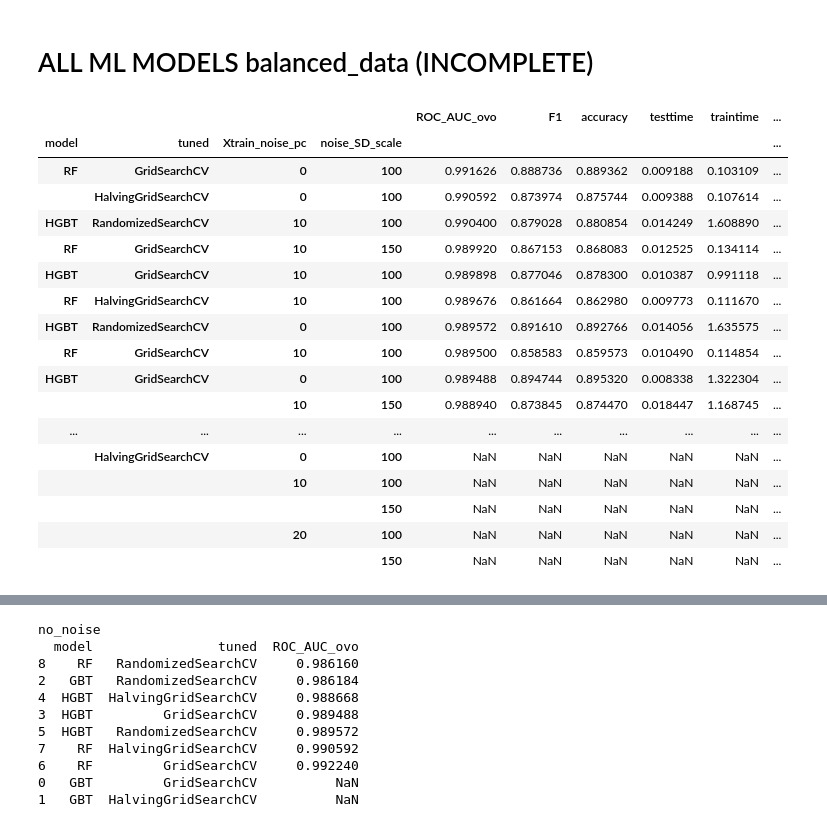
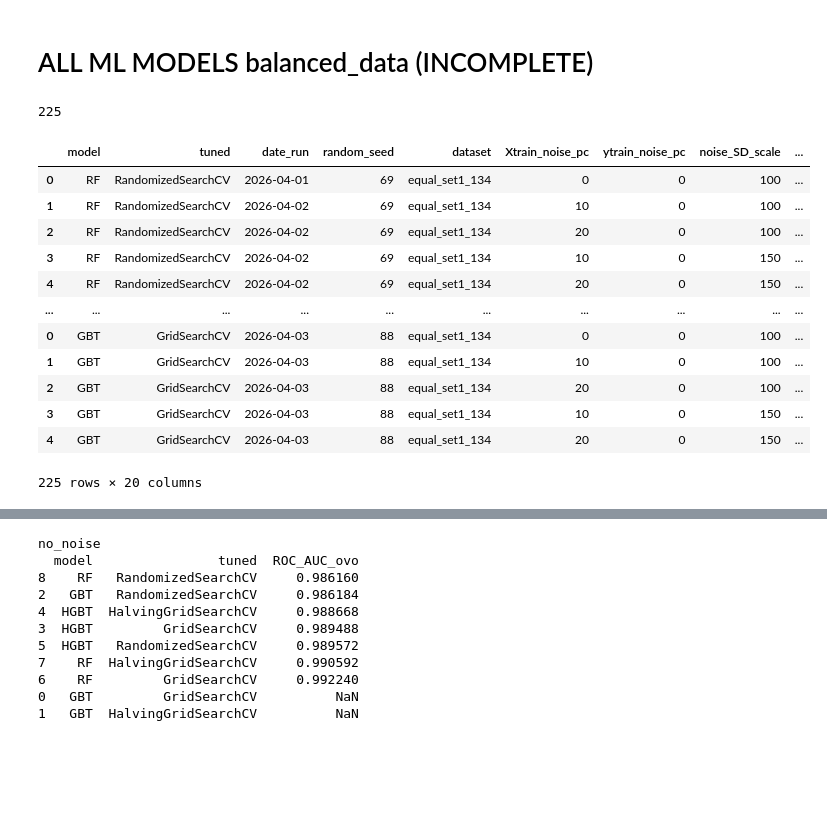
Before and after one commit to FlicAnderson/RSE-personas, a Jupyter notebook: githubanalysis/notebooks/SERS26-ML.ipynb, the cells around one changed output, grey strips where cells are left out. Drawn from its saved outputs; the diff is of its cells as text; code cells hidden in the pictures; blank space fills up the shorter version.

```diff
--- a/githubanalysis/notebooks/SERS26-ML.ipynb
+++ b/githubanalysis/notebooks/SERS26-ML.ipynb
@@ -1102,21 +1102,21 @@ equal_set1_134_NOISE_HGBT_Grid_88 = {
     "run_ID":[None, 145064, 145064, 146925, 146925, ],
     "N_Obs":[938, 938, 938, 938, 938, ],
     "N_iterations": [5, 5, 5, 5, 5, ],
-    "paramsearchtime": [7719.673473119736, 8083.98598575592,  8399.484260082245, None, None, ],
-    "traintime": [3.089484930038452, 1.043287992477417, 0.867790937423706, None, None, ],
-    "testtime": [0.013156414031982422, 0.011129140853881836, 0.016041994094848633, None, None, ],
-    "accuracy": [0.90213, 0.89362, 0.88511, None, None, ],
+    "paramsearchtime": [7719.673473119736, 8083.98598575592,  8399.484260082245, 8213.60522198677, 8425.342891454697, ],
+    "traintime": [3.089484930038452, 1.043287992477417, 0.867790937423706, 1.1793701648712158,  0.9702417850494385, ],
+    "testtime": [0.013156414031982422, 0.011129140853881836, 0.016041994094848633, 0.016873836517333984, 0.016101837158203125 , ],
+    "accuracy": [0.90213, 0.89362, 0.88511, 0.89362, 0.89362, ],
     "out_of_bag_error": [None, None, None, None, None, ],
-    "F1": [0.90216, 0.89250, 0.88262, None, None, ],
-    "ROC_AUC_ovo": [0.99117, 0.99088, 0.99117, None, None, ], # OVO (typically lower). Not ovr.
+    "F1": [0.90216, 0.89250, 0.88262, 0.89094, 0.89179, ],
+    "ROC_AUC_ovo": [0.99117, 0.99088, 0.99117, 0.98807, 0.99288, ], # OVO (typically lower). Not ovr.
 }
 
 # seed 88 githubanalysis/analysis/ML_tuning.py -n 938 -i 5 -r 88 -c RF -s GridSearchCV -j $(nproc) -x 0.0 -y 0.0 -d 1.0 -f equal_set1_134_ABC_ML-ready_origclassn_named_clustered_sample_data_with_labels__2026-04-01.csv
 # seed 88 -x 0.0 -y 0.0 -d 1.0 {'categorical_features': None, 'class_weight': None, 'early_stopping': 'auto', 'interaction_cst': None, 'l2_regularization': 0.0, 'learning_rate': 0.05, 'loss': 'log_loss', 'max_bins': 255, 'max_depth': None, 'max_iter': 125, 'max_leaf_nodes': 75, 'min_samples_leaf': 5, 'monotonic_cst': None, 'n_iter_no_change': 10, 'random_state': None, 'scoring': 'loss', 'tol': 1e-07, 'validation_fraction': 0.1, 'verbose': 2, 'warm_start': False}
 # seed 88 -x 0.1 -y 0.0 -d 1.0 {'categorical_features': None, 'class_weight': None, 'early_stopping': 'auto', 'interaction_cst': None, 'l2_regularization': 0.0, 'learning_rate': 0.1, 'loss': 'log_loss', 'max_bins': 255, 'max_depth': None, 'max_iter': 200, 'max_leaf_nodes': None, 'min_samples_leaf': 10, 'monotonic_cst': None, 'n_iter_no_change': 10, 'random_state': None, 'scoring': 'loss', 'tol': 1e-07, 'validation_fraction': 0.1, 'verbose': 2, 'warm_start': False}# seed 88 -x 0.2 -y 0.0 -d 1.0}
 # seed 88 -x 0.2 -7 0.0 -d 1.0 {'categorical_features': None, 'class_weight': None, 'early_stopping': 'auto', 'interaction_cst': None, 'l2_regularization': 0.0, 'learning_rate': 0.1, 'loss': 'log_loss', 'max_bins': 255, 'max_depth': None, 'max_iter': 200, 'max_leaf_nodes': 25, 'min_samples_leaf': 5, 'monotonic_cst': None, 'n_iter_no_change': 10, 'random_state': None, 'scoring': 'loss', 'tol': 1e-07, 'validation_fraction': 0.1, 'verbose': 2, 'warm_start': False}
-# seed 88 -x 0.1 -y 0.0 -d 1.5
-# seed 88 -x 0.2 -y 0.0 -d 1.5
+# seed 88 -x 0.1 -y 0.0 -d 1.5 {'categorical_features': None, 'class_weight': None, 'early_stopping': 'auto', 'interaction_cst': None, 'l2_regularization': 0.0, 'learning_rate': 0.1, 'loss': 'log_loss', 'max_bins': 255, 'max_depth': None, 'max_iter': 200, 'max_leaf_nodes': None, 'min_samples_leaf': 20, 'monotonic_cst': None, 'n_iter_no_change': 10, 'random_state': None, 'scoring': 'loss', 'tol': 1e-07, 'validation_fraction': 0.1, 'verbose': 2, 'warm_start': False}
+# seed 88 -x 0.2 -y 0.0 -d 1.5 {'categorical_features': None, 'class_weight': None, 'early_stopping': 'auto', 'interaction_cst': None, 'l2_regularization': 0.0, 'learning_rate': 0.1, 'loss': 'log_loss', 'max_bins': 255, 'max_depth': None, 'max_iter': 200, 'max_leaf_nodes': 25, 'min_samples_leaf': 10, 'monotonic_cst': None, 'n_iter_no_change': 10, 'random_state': None, 'scoring': 'loss', 'tol': 1e-07, 'validation_fraction': 0.1, 'verbose': 2, 'warm_start': False}
 
 
 equal_set1_134_NOISE_HGBT_Grid_69_df = pd.DataFrame(data=equal_set1_134_NOISE_HGBT_Grid_69)
@@ -1702,48 +1702,55 @@ equal_set1_134_NOISE_GBT_Grid_df.sort_values(["ROC_AUC_ovo"], ascending=False)
 # %%
 # UNITE!
 equal_set1_134_models_df = pd.concat([
     # RF:
     equal_set1_134_NOISE_RF_Random_df,
     equal_set1_134_NOISE_RF_Halving_df,
     equal_set1_134_NOISE_RF_Grid_df,
     # HGBT:
     equal_set1_134_NOISE_HGBT_Random_df,
     equal_set1_134_NOISE_HGBT_Halving_df,
     equal_set1_134_NOISE_HGBT_Grid_df,
     # GBT
     equal_set1_134_NOISE_GBT_Random_df,
     equal_set1_134_NOISE_GBT_Halving_df,
     equal_set1_134_NOISE_GBT_Grid_df,
 ])
 
+print(len(equal_set1_134_models_df))
 equal_set1_134_models_df['totalTTtime'] =  equal_set1_134_models_df["traintime"] + equal_set1_134_models_df['testtime'] # in seconds
 
-#     "paramsearchtime"
-#     "traintime"
-#     "testtime"
-#     "accuracy"
-#     "out_of_bag_error"
-#     "F1"
-#     "ROC_AUC_ovo"
+equal_set1_134_models_df["Nseeds_in_combo"] = equal_set1_134_models_df.groupby(["model", "tuned", "Xtrain_noise_pc", "noise_SD_scale"])["ROC_AUC_ovo"].transform("count")
 
-equal_set1_134_models_df.groupby(["model", "tuned", "Xtrain_noise_pc", "noise_SD_scale"])[["ROC_AUC_ovo", "F1", "accuracy", "testtime", "traintime", "paramsearchtime"]].mean().sort_values(by=["ROC_AUC_ovo"], ascending=[False])
-#equal_set1_134_models_df.sort_values(by=["ROC_AUC_ovo"], ascending=[False])
+N_complete_runs = sum(equal_set1_134_models_df["ROC_AUC_ovo"].notnull())
+N_runs = len(equal_set1_134_models_df["ROC_AUC_ovo"])
+N_5x_combos_complete = sum(equal_set1_134_models_df.groupby(["model", "tuned", "Xtrain_noise_pc", "noise_SD_scale"])["Nseeds_in_combo"].sum() == 25)
+N_5x_combos = len(equal_set1_134_models_df.groupby(["model", "tuned", "Xtrain_noise_pc", "noise_SD_scale"])["Nseeds_in_combo"])
+
+
+equal_set1_134_filename = f"../../data/ML_TUNING_RESULTS_equal_set1_134_w{N_5x_combos_complete}combos_complete_of_{N_5x_combos}possible_N{N_complete_runs}runs_of{N_runs}possible_{current_date_info}.csv"
+
+
+
+equal_set1_134_models_df.to_csv(
+    equal_set1_134_filename,
+    header=True,
+    index=False,
+)
+
+
+equal_set1_134_models_df
 # %% [output]
+225
-|  |  |  |  | ROC_AUC_ovo | F1 | accuracy | testtime | traintime | ... |
-| model | tuned | Xtrain_noise_pc | noise_SD_scale |  |  |  |  |  | ... |
-| RF | GridSearchCV | 0 | 100 | 0.991626 | 0.888736 | 0.889362 | 0.009188 | 0.103109 | ... |
-|  | HalvingGridSearchCV | 0 | 100 | 0.990592 | 0.873974 | 0.875744 | 0.009388 | 0.107614 | ... |
-| HGBT | RandomizedSearchCV | 10 | 100 | 0.990400 | 0.879028 | 0.880854 | 0.014249 | 1.608890 | ... |
-| RF | GridSearchCV | 10 | 150 | 0.989920 | 0.867153 | 0.868083 | 0.012525 | 0.134114 | ... |
-| HGBT | GridSearchCV | 10 | 100 | 0.989898 | 0.877046 | 0.878300 | 0.010387 | 0.991118 | ... |
-| RF | HalvingGridSearchCV | 10 | 100 | 0.989676 | 0.861664 | 0.862980 | 0.009773 | 0.111670 | ... |
-| HGBT | RandomizedSearchCV | 0 | 100 | 0.989572 | 0.891610 | 0.892766 | 0.014056 | 1.635575 | ... |
-| RF | GridSearchCV | 10 | 100 | 0.989500 | 0.858583 | 0.859573 | 0.010490 | 0.114854 | ... |
-| HGBT | GridSearchCV | 0 | 100 | 0.989488 | 0.894744 | 0.895320 | 0.008338 | 1.322304 | ... |
-|  |  | 10 | 150 | 0.988940 | 0.873845 | 0.874470 | 0.018447 | 1.168745 | ... |
+|  | model | tuned | date_run | random_seed | dataset | Xtrain_noise_pc | ytrain_noise_pc | noise_SD_scale | ... |
+| 0 | RF | RandomizedSearchCV | 2026-04-01 | 69 | equal_set1_134 | 0 | 0 | 100 | ... |
+| 1 | RF | RandomizedSearchCV | 2026-04-02 | 69 | equal_set1_134 | 10 | 0 | 100 | ... |
+| 2 | RF | RandomizedSearchCV | 2026-04-02 | 69 | equal_set1_134 | 20 | 0 | 100 | ... |
+| 3 | RF | RandomizedSearchCV | 2026-04-02 | 69 | equal_set1_134 | 10 | 0 | 150 | ... |
+| 4 | RF | RandomizedSearchCV | 2026-04-02 | 69 | equal_set1_134 | 20 | 0 | 150 | ... |
 | ... | ... | ... | ... | ... | ... | ... | ... | ... | ... |
-|  | HalvingGridSearchCV | 0 | 100 | NaN | NaN | NaN | NaN | NaN | ... |
-|  |  | 10 | 100 | NaN | NaN | NaN | NaN | NaN | ... |
-|  |  |  | 150 | NaN | NaN | NaN | NaN | NaN | ... |
-|  |  | 20 | 100 | NaN | NaN | NaN | NaN | NaN | ... |
-|  |  |  | 150 | NaN | NaN | NaN | NaN | NaN | ... |
+| 0 | GBT | GridSearchCV | 2026-04-03 | 88 | equal_set1_134 | 0 | 0 | 100 | ... |
+| 1 | GBT | GridSearchCV | 2026-04-03 | 88 | equal_set1_134 | 10 | 0 | 100 | ... |
+| 2 | GBT | GridSearchCV | 2026-04-03 | 88 | equal_set1_134 | 20 | 0 | 100 | ... |
+| 3 | GBT | GridSearchCV | 2026-04-03 | 88 | equal_set1_134 | 10 | 0 | 150 | ... |
+| 4 | GBT | GridSearchCV | 2026-04-03 | 88 | equal_set1_134 | 20 | 0 | 150 | ... |
+225 rows × 20 columns
```
Also changed, not shown: parts of 60 cells of this notebook.
